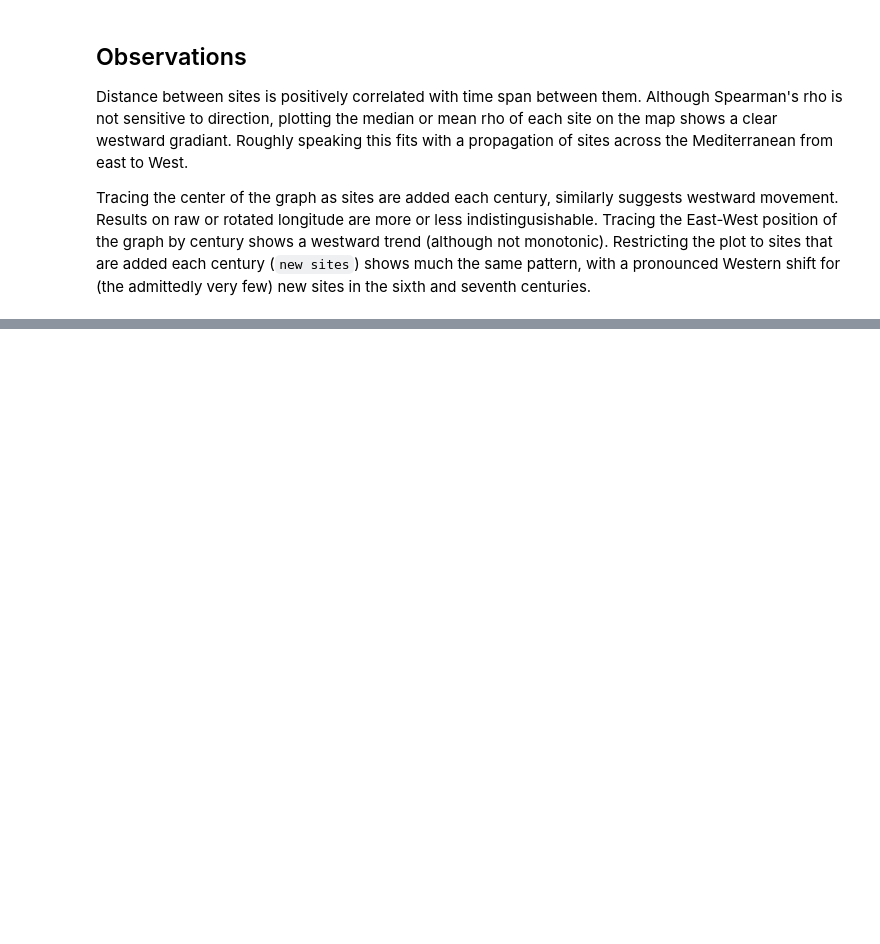
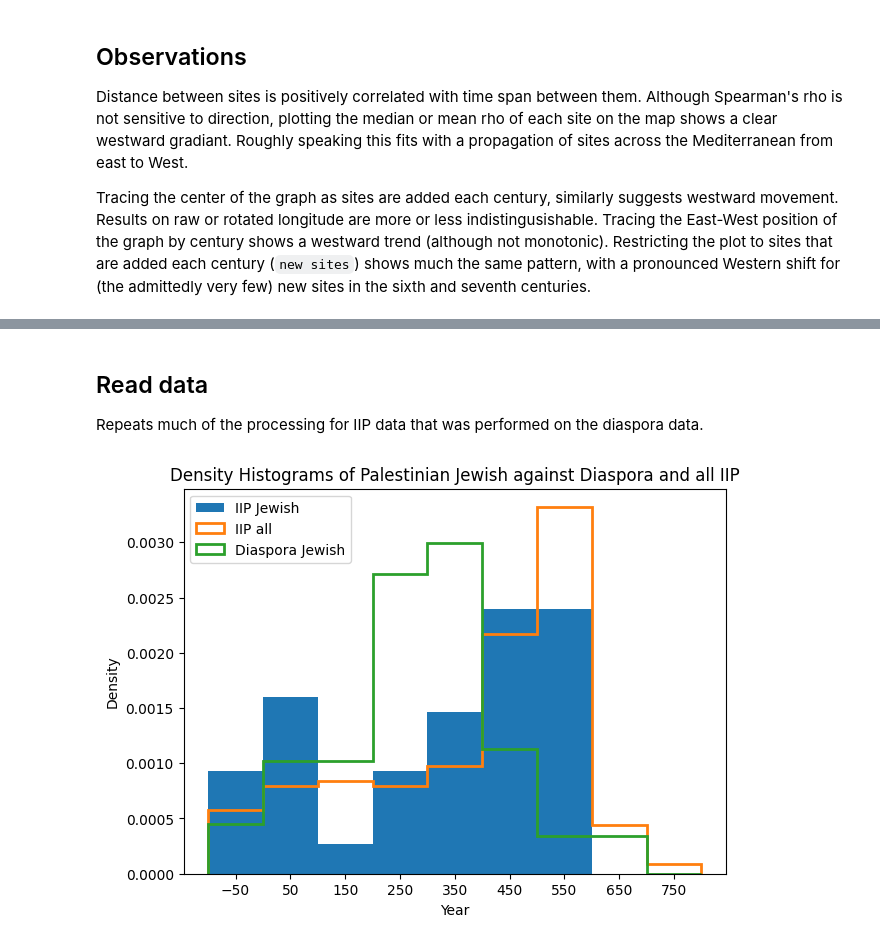
Before and after one commit to hlapin/DH-Topics, a Jupyter notebook: Diaspora_Inscriptions_New.ipynb, the cells around one changed output, grey strips where cells are left out. Cells and saved outputs as stored; diff of their text form; code cells hidden in the pictures; blank space fills up the shorter version.

```diff
--- a/Diaspora_Inscriptions_New.ipynb
+++ b/Diaspora_Inscriptions_New.ipynb
@@ -1944,0 +2140,3 @@ Tracing the center of the graph as sites are added each century, similarly sugge
+# %% [markdown]
+## Read data
+Repeats much of the processing for IIP data that was performed on the diaspora data.
@@ -1944,0 +2250,17 @@ Tracing the center of the graph as sites are added each century, similarly sugge
+# %%
+bins = range(-100,801,100)
+plt.figure(figsize=(7, 5))
+plt.title('Density Histograms of Palestinian Jewish against Diaspora and all IIP')
+plt.hist(locations_iip_jewish['mean date'],density=True, bins=bins, label='IIP Jewish')
+plt.hist(locations_iip_all['mean date'],density=True, bins=bins, histtype='step', linewidth=2, label='IIP all'),
+plt.hist(df_inscr_mean_dates['Jewish'], density=True, bins=bins, histtype='step', linewidth=2, label='Diaspora Jewish')
+# plt.hist(df_inscr_mean_dates['Greek (IPHI)'], density=True,bins=bins, histtype='step', linewidth=2, label='Greek (IPHI)')
+# plt.hist(df_inscr_mean_dates['Lat (EDH)'],density=True, bins=bins, histtype='step',linewidth=2, label='Lat (EDH)')
+# plt.hist(df_inscr_mean_dates['Lat (EDCSx)'],density=True, bins=bins, histtype='step', linewidth=2, label='Lat (EDCSx)')
+plt.xticks(range(-50,751,100))
+plt.xlabel('Year')
+plt.ylabel('Density')
+plt.legend()
+plt.show()
+# %% [output]
+[figure, added]
```
Also changed, not shown: parts of 66 cells of this notebook.
